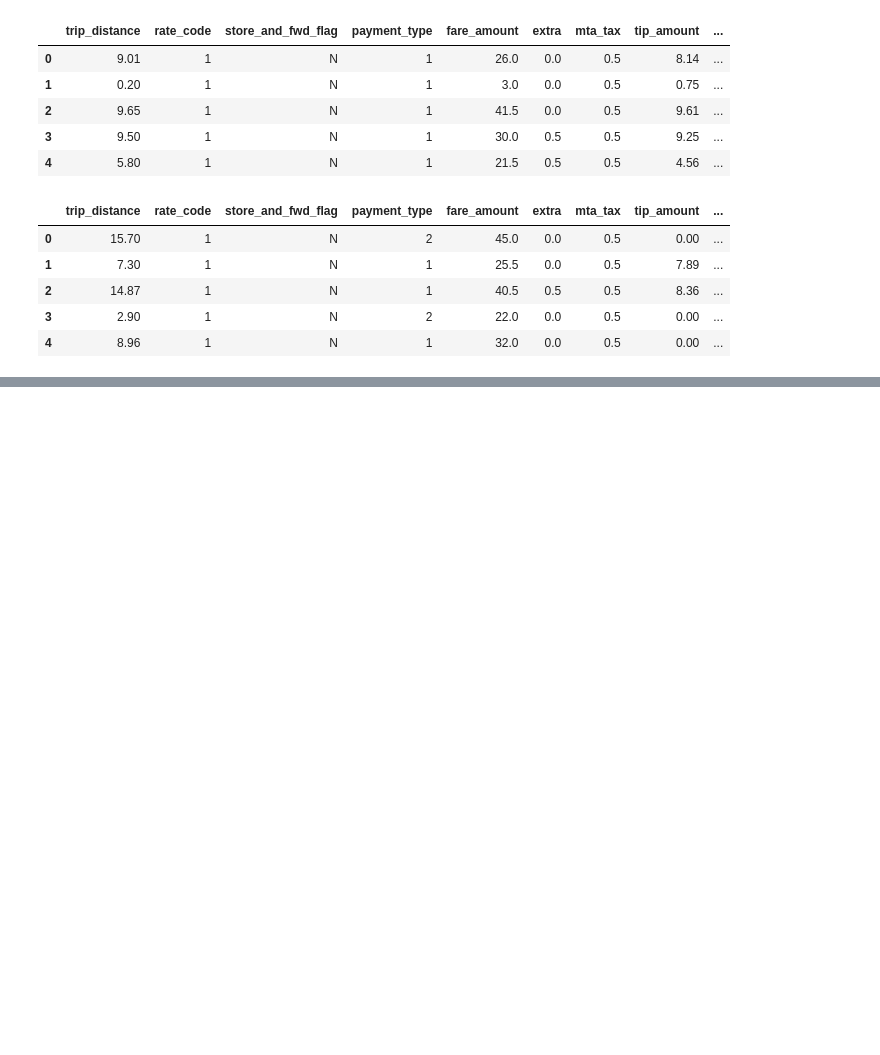
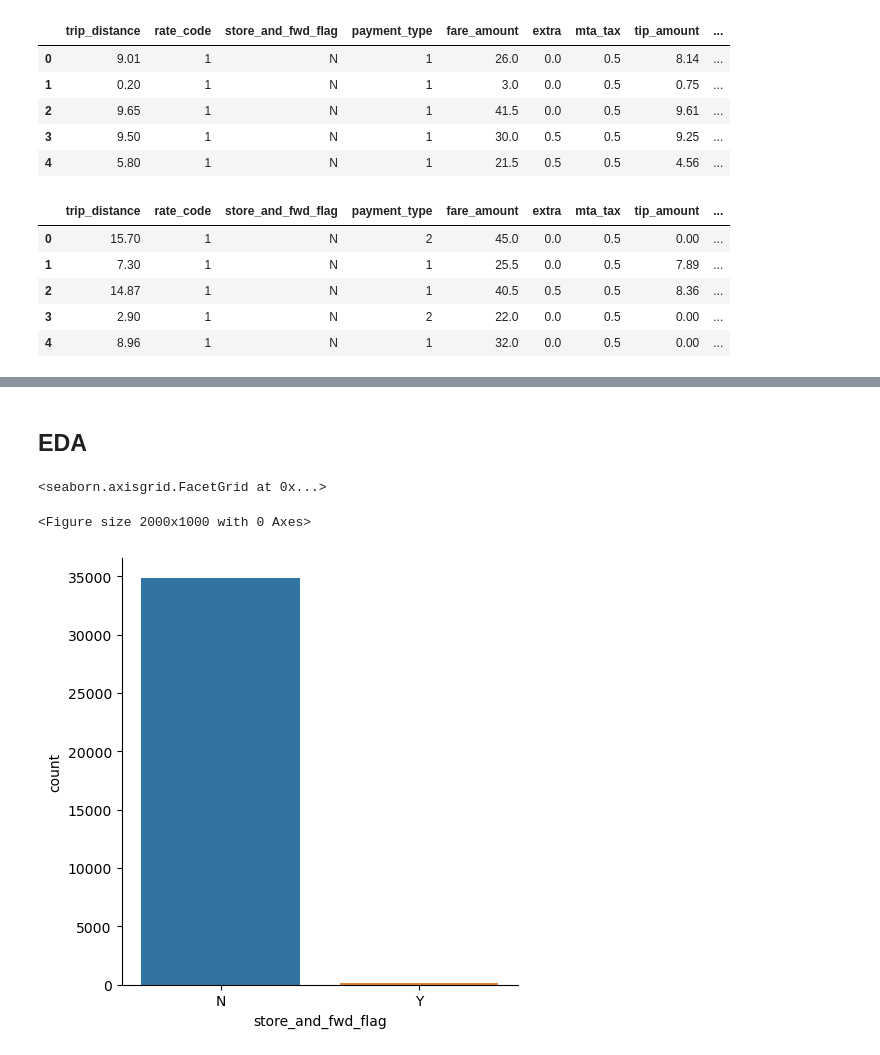
Before and after one commit to Marcos-Verdi/DA_Reg_NYCTaxiData, a Jupyter notebook: nyc_taxi_analysis.ipynb, the cells around one changed output, grey strips where cells are left out. Drawn from its saved outputs; the diff is of its cells as text; code cells hidden in the pictures; blank space fills up the shorter version.

```diff
--- a/nyc_taxi_analysis.ipynb
+++ b/nyc_taxi_analysis.ipynb
@@ -25,0 +149,9 @@ test_df.head(5)
+# %% [markdown]
+## EDA
+# %%
+plt.figure(figsize=(20,10))
+sns.catplot(data=train_df,x='store_and_fwd_flag',kind='count')
+# %% [output]
+<seaborn.axisgrid.FacetGrid at 0x...>
+<Figure size 2000x1000 with 0 Axes>
+[figure, added]
```
Also changed, not shown: parts of 20 cells of this notebook.
